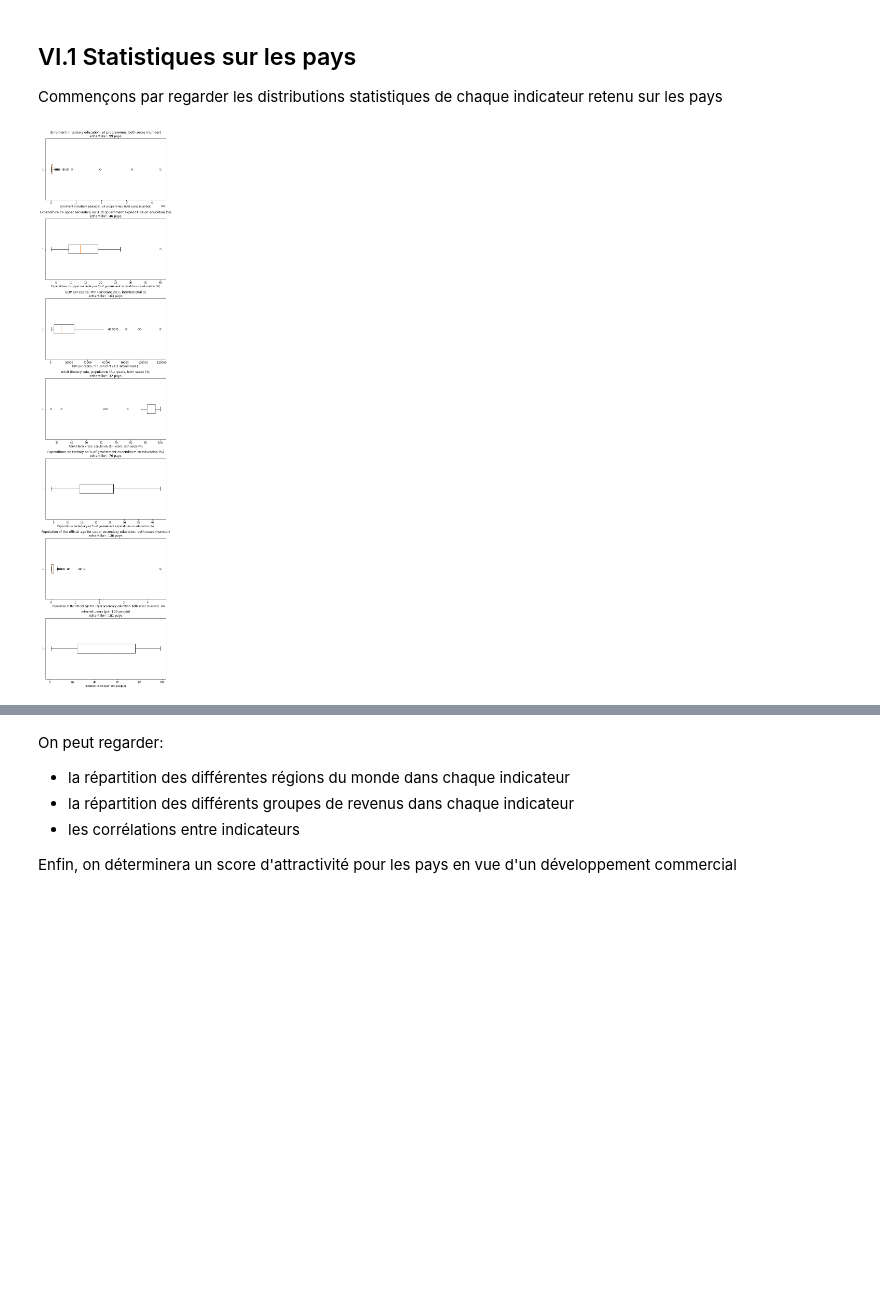
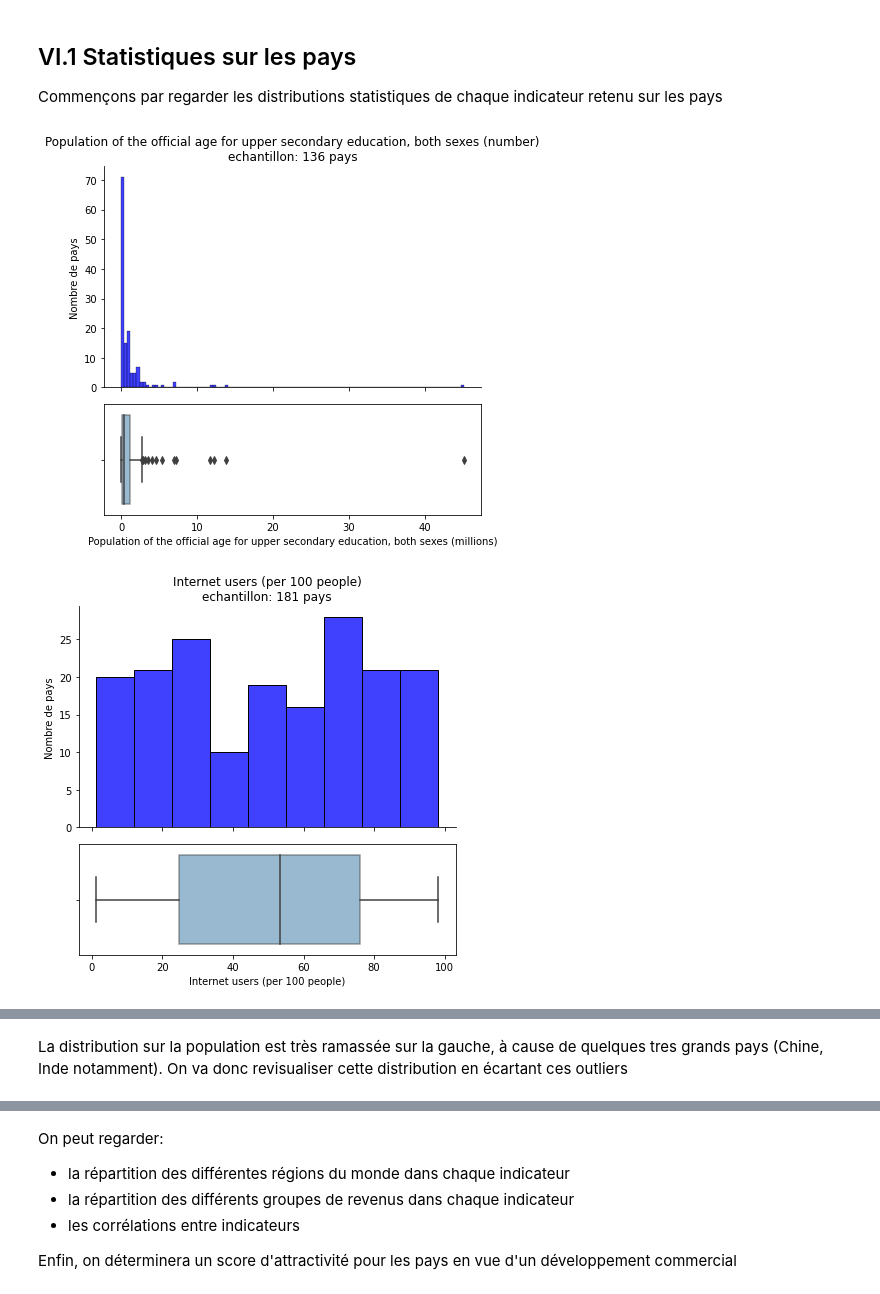
Before and after one commit to OlivierLegrand/P7, a Jupyter notebook: P2_EdStats_Academy.ipynb, the cells around one changed output, grey strips where cells are left out. Saved outputs shown, nothing was run; the diff lists cells and outputs as text; code cells hidden in the pictures; blank space fills up the shorter version.

```diff
--- a/P2_EdStats_Academy.ipynb
+++ b/P2_EdStats_Academy.ipynb
@@ -1524,7 +1534,7 @@ plt.show()
 On a vu que la table EdStatsData est "sparse": on va maintenant filtrer une deuxième fois en utilisant le taux de remplissage: des pays, et des indicateurs. Commençons par se donner une idée plus précise des divers taux de remplissage
 # %%
 # taux de remplissage par indicateur
-df = df_real_c.copy()
+df = past_data_countries.copy()
 tr = df.notna().sum()/df.shape[0]
 width = tr.sort_values()
 y= width.index
@@ -1628,18 +1644,19 @@ Comme le taux de remplissage moyen est une valeur qui agrège les données de ch
 On peut même aller plus loin , car on cherche le meilleur compromis entre taux de remplissage élevé et des données les plus récentes possible. On va donc regarder pour chaque pays la dernière année pour laquelle une donnée est renseignée, et on va ensuite compter le nombre de pays pour lesquels la dernière année correspond à l'année X, le nombre de pays dont la dernière valeur est donnée pour l'année Y etc. pour chaque indicateur. Cela nous permettra de définir une "année de référence" pour chaque indicateur: en effet, l'année de référence sera alors l'année pour laquelle le taux de remplissage est maximum.
 # %%
 # On ne va conserver que la dernière ligne non nulle pour chaque pays
-countries = df_real_c.index.get_level_values(0).unique()
-columns = df_real_c.columns
+countries = past_data_countries.index.get_level_values(0).unique()
+columns = past_data_countries.columns
 year_lastentry = np.empty((len(countries), len(columns)))
 year_lastentry[:] = np.nan
 
 for i, c in enumerate(countries):
     for j, col in enumerate(columns):
         try:
-            year_lastentry[i, j] = df_real_c.loc(axis=0)[c, :, :][col].dropna().index.get_level_values(2)[-1]
+            year_lastentry[i, j] = past_data_countries.loc(axis=0)[c, :, :][col].dropna().index.get_level_values(2)[-1]# Afficher les années en int
         except:
             pass
 
 year_lastentry = pd.DataFrame(year_lastentry, index=countries, columns=columns)
+pd.set_option("precision", 0)
 year_lastentry.head() #les années
 # %% [output]
@@ -1735,13 +1789,13 @@ On voit qu'en effet, un certain nombre de ces indicateurs sont fortement corrél
 # %%
 # Sélection des indicateurs
 
-cols = df_real_c.columns
+cols = past_data_countries.columns
 corr = {}
 selected = []
 
 # On commence par rassembler les indicateurs qu'on accompagne du nombre de pays représentés pour chacun d'entre eux
 for i, c in enumerate(cols):
-    n_pays = df_real_c.loc(axis=0)[:, :, annee_ref[c]][c].notna().sum()
+    n_pays = past_data_countries.loc(axis=0)[:, :, annee_ref[c]][c].notna().sum()
     corr[c] = (c, n_pays)
 sorted_ind = sorted(corr, reverse=True)
 
@@ -1749,7 +1803,7 @@ sorted_ind = sorted(corr, reverse=True)
 # et on choisit celui renseigné par le maximum de pays
 for si in sorted_ind:
     # Sélection de l'ensemble des indicateurs corrélés à plus de 90%
-    corr_series = df_real_c.corr()[si].sort_values(ascending=False)
+    corr_series = past_data_countries.corr()[si].sort_values(ascending=False)
     corr_series = corr_series[corr_series > 0.9]
 
 
@@ -1808,6 +1848,7 @@ On  retire donc également 'Government expenditure...
 # %%
 selected.remove('Government expenditure per tertiary student (PPP$)')
+selected.remove('Enrolment in tertiary education, all programmes, both sexes (number)')
 plt.figure(figsize=(8, 6))
-sns.heatmap(df_real_c[selected].corr())
+sns.heatmap(past_data_countries[selected].corr(), annot=True, xticklabels=False, fmt=".2f")
 plt.show()
 # %% [output]
@@ -1827,27 +1868,49 @@ Il nous reste donc 7 indicateurs:
 Commençons par regarder les distributions statistiques de chaque indicateur retenu sur les pays
 # %%
 cols = selected
-df = df_real_c.copy()
-#df = df.reset_index(level=1, drop=True)
-fig, axs = plt.subplots(len(cols), 1, figsize=(7, 30))
+df = past_data_countries.copy()
+df = df.reset_index(level=1, drop=True)
 
 for i, c in enumerate(cols):
     label = c.split(' ')[-1]
 
     # l'echantillon de la distribution. Attention, il s'agit des valeurs pour l'année de référence, mais
     # l'échantillon comprend également les pays pour lesquels la dernière valeur renseignée peut être plus tardive
     # Ceci explique que les échantillons sont en général plus grand que le nombre de valeurs indiquées dans les
     # diagrammes en bâton ci-dessus.
-    nb_pays = df.loc(axis=0)[:,:, annee_ref[c]][c].notna().sum()
+    nb_pays = df.loc(axis=0)[:, annee_ref[c]][c].notna().sum()
 
-    axs[i].boxplot(df.loc(axis=0)[:,:, annee_ref[c]][c].dropna(),
-                   vert=False,
-                   #labels=label,
-                  )
+    fig,(ax,ax2) = plt.subplots(nrows=2,sharex=True,figsize=(6,6),gridspec_kw={'height_ratios':[2,1]})
 
-    axs[i].set_title(c+'\nechantillon: {} pays'.format(nb_pays))
-    axs[i].set_xlabel(c)
-fig.tight_layout()
-plt.show()
+    # Plot les histograms des indicateurs
+    sns.histplot(df.loc(axis=0)[:, annee_ref[c]][c].dropna(), ax=ax,
+                 kde=False,
+                 color="b",
+                )
+    ax.set_xlabel("")
+    ax.set_ylabel("Nombre de pays")
+    ax.set_title(c+'\nechantillon: {} pays'.format(nb_pays));
+
+
+    # Trace un boxplot aligné
+    sns.boxplot(data=df.loc(axis=0)[:, annee_ref[c]],
+                #y="sex",
+                x=c,
+                orient="h",
+                ax=ax2,
+               )
+    plt.setp(ax2.artists, alpha=.5)
+    if c == 'Population of the official age for upper secondary education, both sexes (number)':
+        ticks_loc = ax.get_xticks()
+        ax.xaxis.set_major_locator(mticker.FixedLocator(ticks_loc))
+        ax.set_xticklabels([int(x/10**6) for x in ticks_loc])
+        ax2.set_xlabel('Population of the official age for upper secondary education, both sexes (millions)')
+    else:
+        ax2.set_xlabel(c)
+
+    sns.despine(ax=ax)
+    fig.tight_layout()
+    plt.show()
 # %% [output]
-[figure, old version]
+[figure, new version]
+[figure, added]
@@ -1853,0 +1921,2 @@ plt.show()
+# %% [markdown]
+La distribution sur la population est très ramassée sur la gauche, à cause de quelques tres grands pays (Chine, Inde notamment). On va donc revisualiser cette distribution en écartant ces outliers
```
Also changed, not shown: parts of 117 cells of this notebook.
